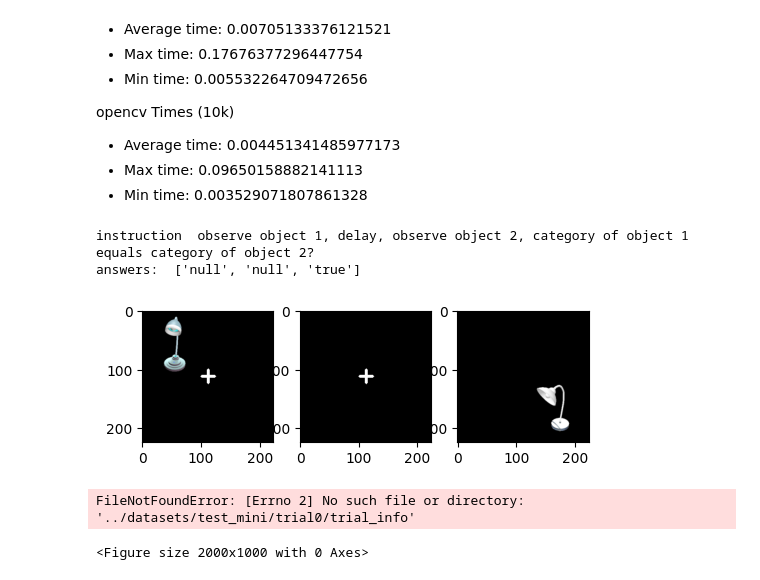
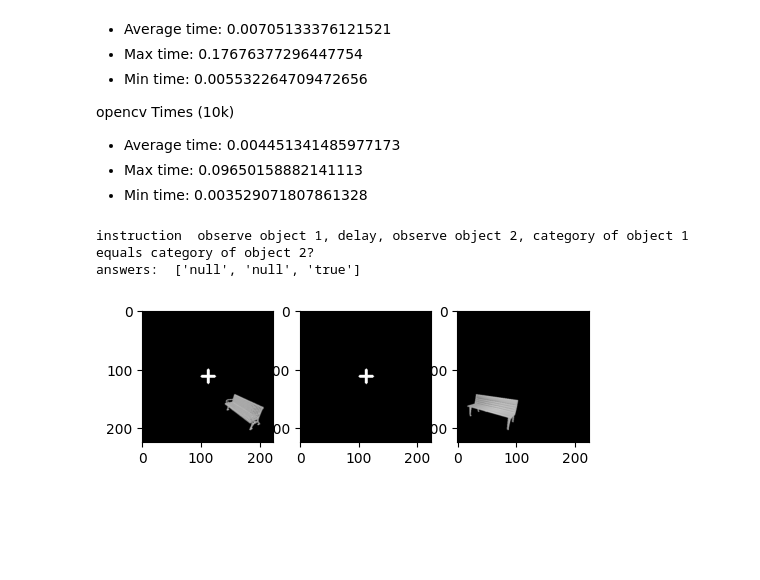
Before and after one commit to BashivanLab/iWISDM, a Jupyter notebook: tutorials/task_dataset_gen.ipynb, the cells around one changed output. Saved outputs shown, nothing was run; the diff lists cells and outputs as text; code cells hidden in the pictures; blank space fills up the shorter version.

```diff
--- a/tutorials/task_dataset_gen.ipynb
+++ b/tutorials/task_dataset_gen.ipynb
@@ -24,8 +25,8 @@ import matplotlib.image as mpimg
 # %%
-output_dir = 'outputs/trials' # '../datasets/test_mini' # the output directory
-stim_dir = '/home/lucas/XLshared_large_files/shapenet_handpicked_val' # '../data/shapenet_handpicked_val'
-n_tasks = 10000 # number of tasks to be generated
-const.DATA = const.Data(dir_path=stim_dir, train=False)#, max_memory=3)
+output_dir = 'outputs/trials/validation'
+stim_dir = '../data/shapenet_handpicked_val'
+n_tasks = 2000 # number of tasks to be generated
+const.DATA = const.Data(dir_path=stim_dir, max_memory=3, train=False)
 
 
 # Create the output directory
@@ -36,27 +37,11 @@ os.makedirs(output_dir)
 - Generate the tasks and write them to the output directory
 - (remember to specify 'train' parameter of write function)
 # %%
-import time
-
-times = []
-
 for i in range(n_tasks):
-
     # Choose a task class (see task_bank or make your own see individual_task_gen.ipynb)
     task = CompareCategoryTemporal(whens=['last2','last0'])
 
     # Write trial to disk
     fp = os.path.join(output_dir, 'trial' + str(i))
-
-    # Start the timer
-    start = time.time()
-    write_trial_instance(task, fp, 224, True, train=True)
-    end = time.time()
-    times.append(end-start)
-    print('time: ', end-start)
-
-# print statistics
-print('Average time: ', sum(times)/len(times))
-print('Max time: ', max(times))
-print('Min time: ', min(times))
+    write_trial_instance(task, fp, 224, True, train=False)
 # %% [output]
@@ -94,37 +79,19 @@ opencv Times (10k)
 - Min time:  0.003529071807861328
 # %%
 images = []
-for img_path in sorted(glob.glob('outputs/trials/trial0/*.png')):
+for img_path in sorted(glob.glob('outputs/trials/train/trial0/*.png')):
     images.append(mpimg.imread(img_path))
 
 plt.figure(figsize=(20,10))
 columns = 10
 for i, image in enumerate(images):
     plt.subplot(len(images) // columns + 1, columns, i + 1)
     plt.imshow(image)
-with open('outputs/trials/trial0/trial_info') as f:
+with open('outputs/trials/train/trial0/trial_info') as f:
     trial_info = json.load(f)
 print('instruction ', trial_info['instruction'])
 print('answers: ', trial_info['answers'])
 # %% [output]
 instruction  observe object 1, delay, observe object 2, category of object 1 equals category of object 2?
 answers:  ['null', 'null', 'true']
-[figure, old version]
+[figure, new version]
-# %%
-# display trial frame sequence
-images = []
-for img_path in sorted(glob.glob('../datasets/test_mini/trial0/*.png')):
-    images.append(mpimg.imread(img_path))
-
-plt.figure(figsize=(20,10))
-columns = 10
-for i, image in enumerate(images):
-    plt.subplot(len(images) // columns + 1, columns, i + 1)
-    plt.imshow(image)
-with open('../datasets/test_mini/trial0/trial_info') as f:
-    trial_info = json.load(f)
-print('instruction ', trial_info['instruction'])
-print('answers: ', trial_info['answers'])
-# %% [output]
-FileNotFoundError: [Errno 2] No such file or directory: '../datasets/test_mini/trial0/trial_info'
-<Figure size 2000x1000 with 0 Axes>
```
Also changed, not shown: parts of 2 cells of this notebook, 2 other files.
